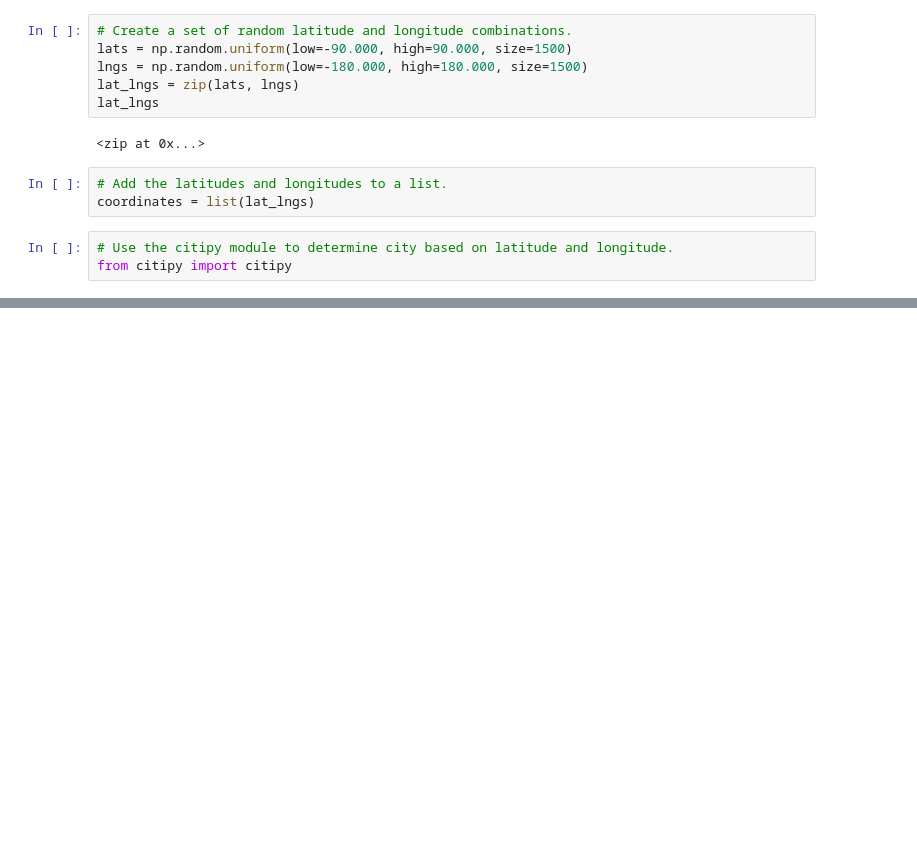
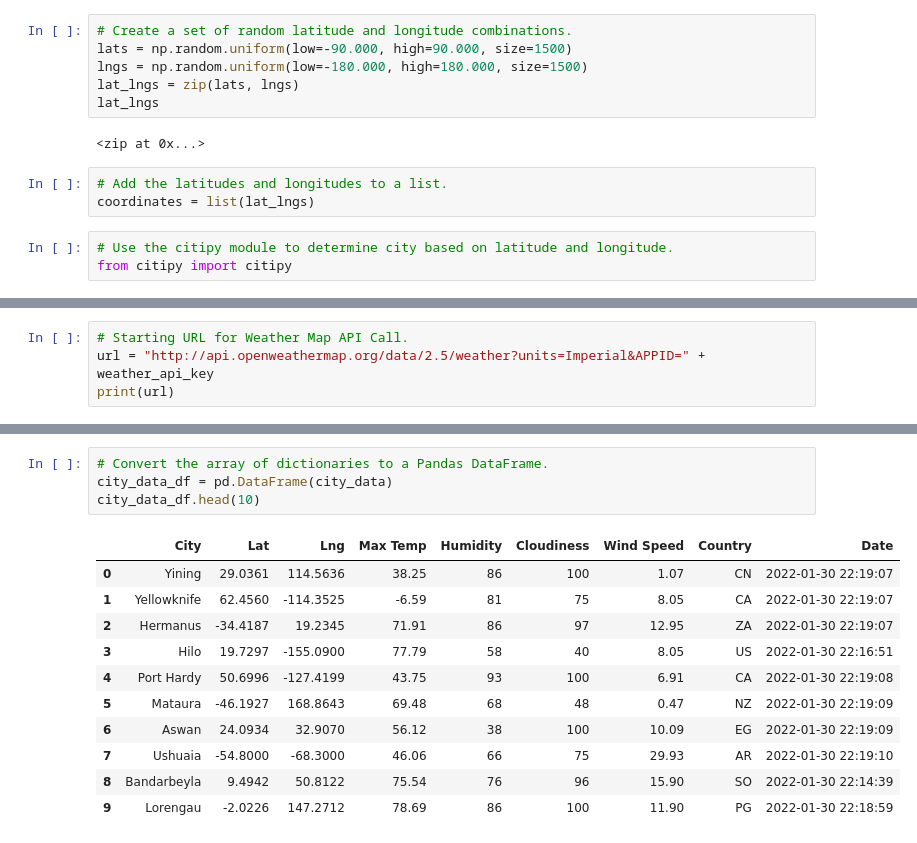
Before and after one commit to peytongilliam/World_Weather_Analysis, a Jupyter notebook: WeatherPy.ipynb, the cells around one changed output, grey strips where cells are left out. Drawn from its saved outputs; the diff is of its cells as text; blank space fills up the shorter version.

Commit message:
Adding WeatherPy Update

```diff
--- a/WeatherPy.ipynb
+++ b/WeatherPy.ipynb
@@ -33,0 +40,4 @@ len(cities)
+# %%
+# Starting URL for Weather Map API Call.
+url = "http://api.openweathermap.org/data/2.5/weather?units=Imperial&APPID=" + weather_api_key
+print(url)
@@ -33,0 +130,16 @@ len(cities)
+# %%
+# Convert the array of dictionaries to a Pandas DataFrame.
+city_data_df = pd.DataFrame(city_data)
+city_data_df.head(10)
+# %% [output]
+|  | City | Lat | Lng | Max Temp | Humidity | Cloudiness | Wind Speed | Country | Date |
+| 0 | Yining | 29.0361 | 114.5636 | 38.25 | 86 | 100 | 1.07 | CN | 2022-01-30 22:19:07 |
+| 1 | Yellowknife | 62.4560 | -114.3525 | -6.59 | 81 | 75 | 8.05 | CA | 2022-01-30 22:19:07 |
+| 2 | Hermanus | -34.4187 | 19.2345 | 71.91 | 86 | 97 | 12.95 | ZA | 2022-01-30 22:19:07 |
+| 3 | Hilo | 19.7297 | -155.0900 | 77.79 | 58 | 40 | 8.05 | US | 2022-01-30 22:16:51 |
+| 4 | Port Hardy | 50.6996 | -127.4199 | 43.75 | 93 | 100 | 6.91 | CA | 2022-01-30 22:19:08 |
+| 5 | Mataura | -46.1927 | 168.8643 | 69.48 | 68 | 48 | 0.47 | NZ | 2022-01-30 22:19:09 |
+| 6 | Aswan | 24.0934 | 32.9070 | 56.12 | 38 | 100 | 10.09 | EG | 2022-01-30 22:19:09 |
+| 7 | Ushuaia | -54.8000 | -68.3000 | 46.06 | 66 | 75 | 29.93 | AR | 2022-01-30 22:19:10 |
+| 8 | Bandarbeyla | 9.4942 | 50.8122 | 75.54 | 76 | 96 | 15.90 | SO | 2022-01-30 22:14:39 |
+| 9 | Lorengau | -2.0226 | 147.2712 | 78.69 | 86 | 100 | 11.90 | PG | 2022-01-30 22:18:59 |
```
Also changed, not shown: parts of 7 cells of this notebook, 3 other files.
